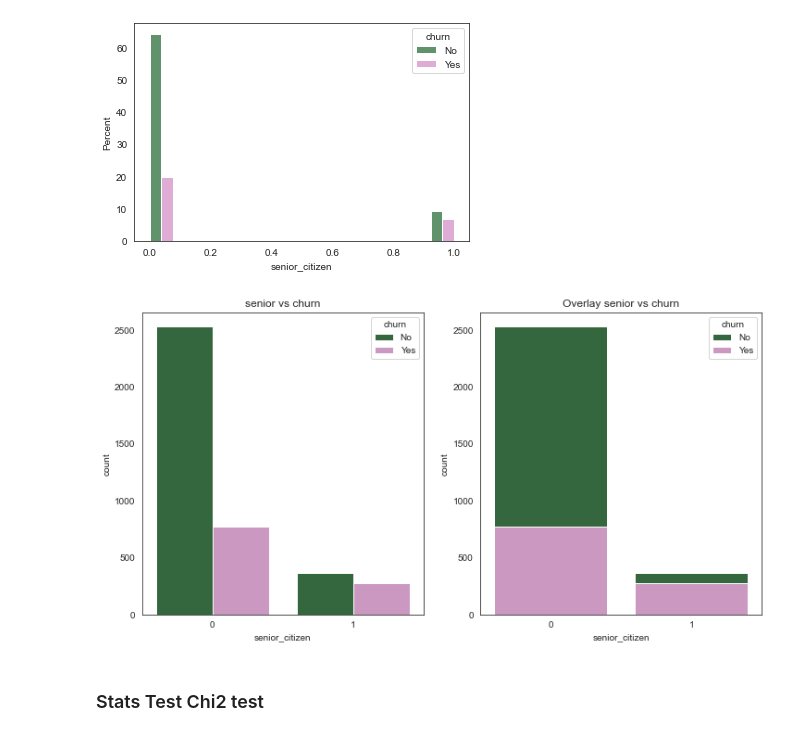
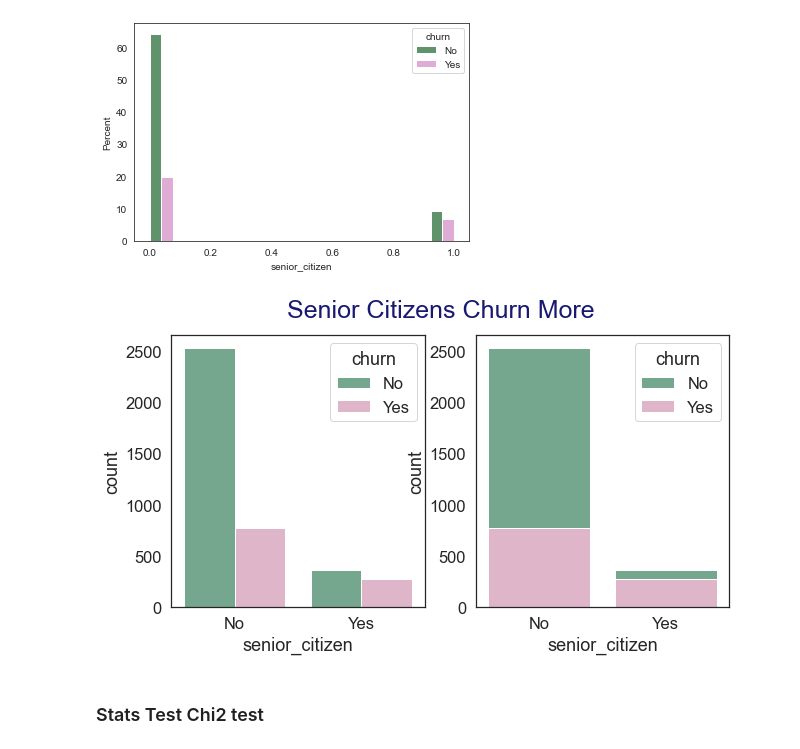
Before and after one commit to Yvette-Ibarra/classification-project, a Jupyter notebook: working_notebook.ipynb, the cells around one changed output. Drawn from its saved outputs; the diff is of its cells as text; code cells hidden in the pictures.

Commit message:
update graphs

```diff
--- a/working_notebook.ipynb
+++ b/working_notebook.ipynb
@@ -305,2 +295,8 @@ get_monthly_charges(train)
 # %% [markdown]
 ### Stat Test T-test
+# %%
+# Create an array with the colors you want to use
+colors = ['#98b49c', '#e7c7e2']
+# Set your custom color palette
+sns.set_palette(sns.color_palette(colors))
+get_monthly_charges(train)
@@ -453,4 +466,8 @@ Name: churn, dtype: float64
 # %%
-sns.barplot(x='senior_citizen', y="churn", hue="churn",
-                  data=train, ci=None)
+def senior(train):
+    senior= train.senior_citizen.map({1:'Yes', 0: 'No'})
+    sns.histplot(data = train, x= senior, stat="percent", multiple="dodge", shrink=.8, hue='churn')
+    plt.show()
+
+senior(train)
 # %% [output]
@@ -500,22 +537,36 @@ sns.histplot(data =train, cbar=True,x='senior_citizen',stat='percent',hue='churn
 <AxesSubplot:xlabel='senior_citizen', ylabel='Percent'>
 [figure]
 # %%
+
 def get_bar_senior(df):
-    plt.figure(figsize=(12,6))
+
+    plt.figure(figsize=(10,5))
 
 
+    # change encoding of senior citizen to text
+    senior= df.senior_citizen.map({1:'Yes', 0: 'No'})
+
+    # Set your custom color palette and font size
+    colors = ['#6BAF8E', '#E6AFC9']
+    sns.set(font_scale=1.5)
+    sns.set_palette(sns.color_palette(colors))
+    sns.set_style('white')
+
     plt.subplot(1,2,1)
-    plt.title('senior vs churn')
-    sns.countplot(x=df.senior_citizen, data=train, hue = 'churn',palette='cubehelix')
+    sns.countplot(x=senior, data=train, hue = 'churn')
 
 
     plt.subplot(1,2,2)
-    plt.title('Overlay senior vs churn')
-    sns.countplot(x=df.senior_citizen, data=train, hue = 'churn',dodge=False,palette='cubehelix')
-    plt.show()
+    sns.countplot(x=senior, data=train, hue = 'churn',dodge=False)
+
+    # Title
+    plt.suptitle('Senior Citizens Churn More',fontsize=25,fontweight=100,color='midnightblue')
+
+    plt.show();
+
 get_bar_senior(train)
 # %% [output]
-[figure, old version]
+[figure, new version]
 # %% [markdown]
 ### Stats Test Chi2 test
 # %% [markdown]
```
Also changed, not shown: parts of 31 cells of this notebook.
